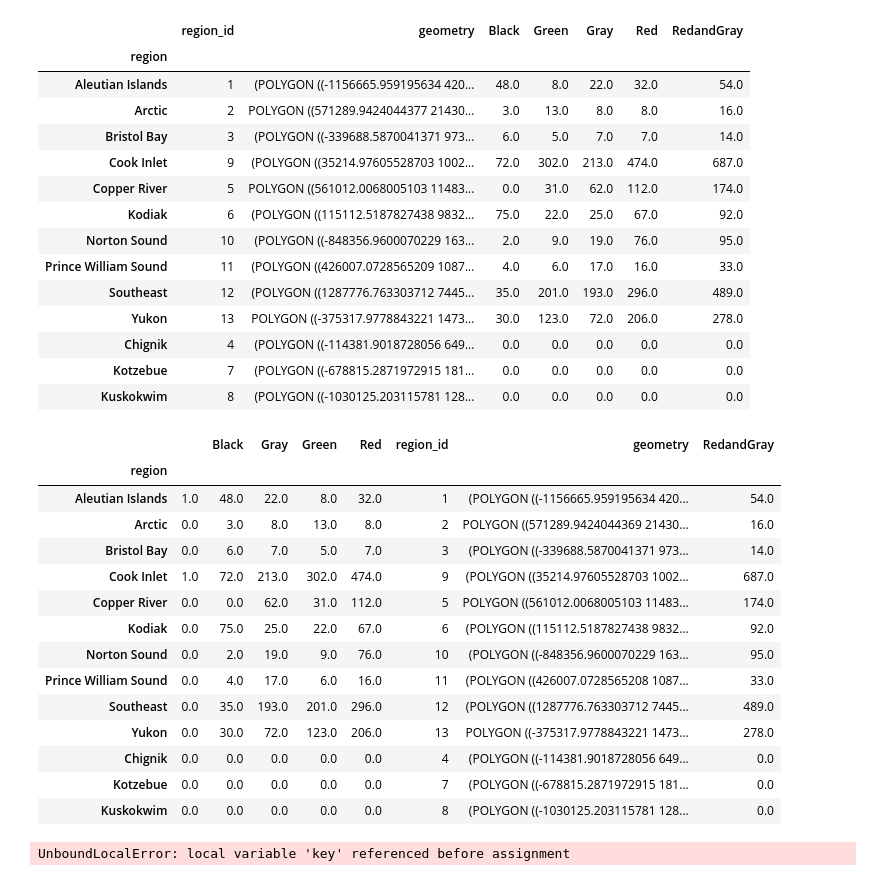
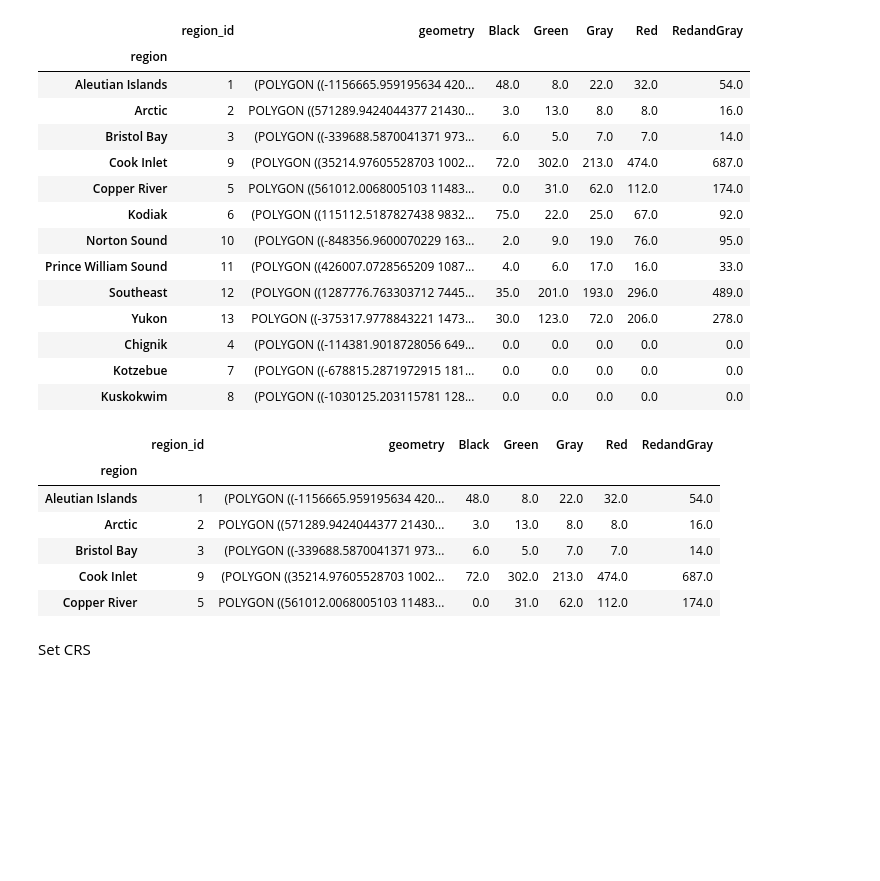
Before and after one commit to mariejohnson/spatial_analysis, a Jupyter notebook: fish_passage.ipynb, the cells around one changed output. Cells and saved outputs as stored; diff of their text form; code cells hidden in the pictures; blank space fills up the shorter version.

```diff
--- a/fish_passage.ipynb
+++ b/fish_passage.ipynb
@@ -101,2 +90,2 @@ blah2
 # %%
-blah2['RedandGray'] = (blah2.Gray + blah2.Red)
+jn['RedandGray'] = (jn.Gray + jn.Red)
@@ -145 +136,13 @@ abc = gpd.GeoDataFrame(blah3, geometry='geometry')
+# %%
+final_gdf.head()
+# %% [output]
+|  | region_id | geometry | Black | Green | Gray | Red | RedandGray |
+| region |  |  |  |  |  |  |  |
+| Aleutian Islands | 1 | (POLYGON ((-1156665.959195634 420... | 48.0 | 8.0 | 22.0 | 32.0 | 54.0 |
+| Arctic | 2 | POLYGON ((571289.9424044377 21430... | 3.0 | 13.0 | 8.0 | 8.0 | 16.0 |
+| Bristol Bay | 3 | (POLYGON ((-339688.5870041371 973... | 6.0 | 5.0 | 7.0 | 7.0 | 14.0 |
+| Cook Inlet | 9 | (POLYGON ((35214.97605528703 1002... | 72.0 | 302.0 | 213.0 | 474.0 | 687.0 |
+| Copper River | 5 | POLYGON ((561012.0068005103 11483... | 0.0 | 31.0 | 62.0 | 112.0 | 174.0 |
+# %% [markdown]
+Set CRS
 # %%
@@ -147,22 +150,2 @@ abc.crs = {'init': 'epsg:3338'}
-# %%
-abc.to_crs(epsg=3338)
-# %% [output]
-|  |  | Black | Gray | Green | Red | region_id | geometry | RedandGray |
-| region |  |  |  |  |  |  |  |  |
-| Aleutian Islands | 1.0 | 48.0 | 22.0 | 8.0 | 32.0 | 1 | (POLYGON ((-1156665.959195634 420... | 54.0 |
-| Arctic | 0.0 | 3.0 | 8.0 | 13.0 | 8.0 | 2 | POLYGON ((571289.9424044369 21430... | 16.0 |
-| Bristol Bay | 0.0 | 6.0 | 7.0 | 5.0 | 7.0 | 3 | (POLYGON ((-339688.5870041371 973... | 14.0 |
-| Cook Inlet | 1.0 | 72.0 | 213.0 | 302.0 | 474.0 | 9 | (POLYGON ((35214.97605528703 1002... | 687.0 |
-| Copper River | 0.0 | 0.0 | 62.0 | 31.0 | 112.0 | 5 | POLYGON ((561012.0068005103 11483... | 174.0 |
-| Kodiak | 0.0 | 75.0 | 25.0 | 22.0 | 67.0 | 6 | (POLYGON ((115112.5187827438 9832... | 92.0 |
-| Norton Sound | 0.0 | 2.0 | 19.0 | 9.0 | 76.0 | 10 | (POLYGON ((-848356.9600070229 163... | 95.0 |
-| Prince William Sound | 0.0 | 4.0 | 17.0 | 6.0 | 16.0 | 11 | (POLYGON ((426007.0728565208 1087... | 33.0 |
-| Southeast | 0.0 | 35.0 | 193.0 | 201.0 | 296.0 | 12 | (POLYGON ((1287776.763303712 7445... | 489.0 |
-| Yukon | 0.0 | 30.0 | 72.0 | 123.0 | 206.0 | 13 | POLYGON ((-375317.9778843221 1473... | 278.0 |
-| Chignik | 0.0 | 0.0 | 0.0 | 0.0 | 0.0 | 4 | (POLYGON ((-114381.9018728056 649... | 0.0 |
-| Kotzebue | 0.0 | 0.0 | 0.0 | 0.0 | 0.0 | 7 | (POLYGON ((-678815.2871972915 181... | 0.0 |
-| Kuskokwim | 0.0 | 0.0 | 0.0 | 0.0 | 0.0 | 8 | (POLYGON ((-1030125.203115781 128... | 0.0 |
 # %%
-abc.to_file('fp_regions.shp')
+final_gdf.to_file('HabMetricsOut/fish_passage/fp_regions.shp')
-# %% [output]
-UnboundLocalError: local variable 'key' referenced before assignment
```
Also changed, not shown: parts of 30 cells of this notebook.
